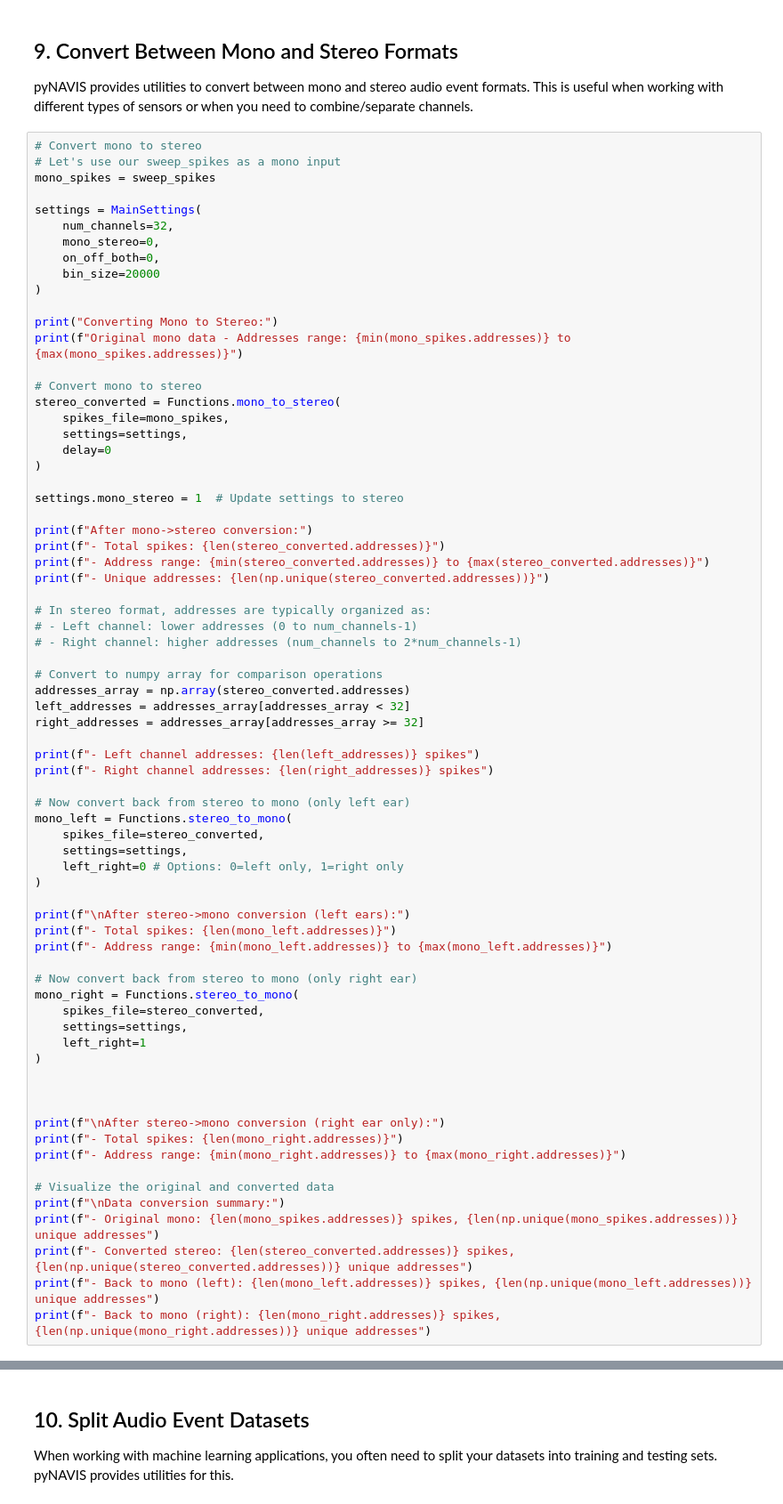
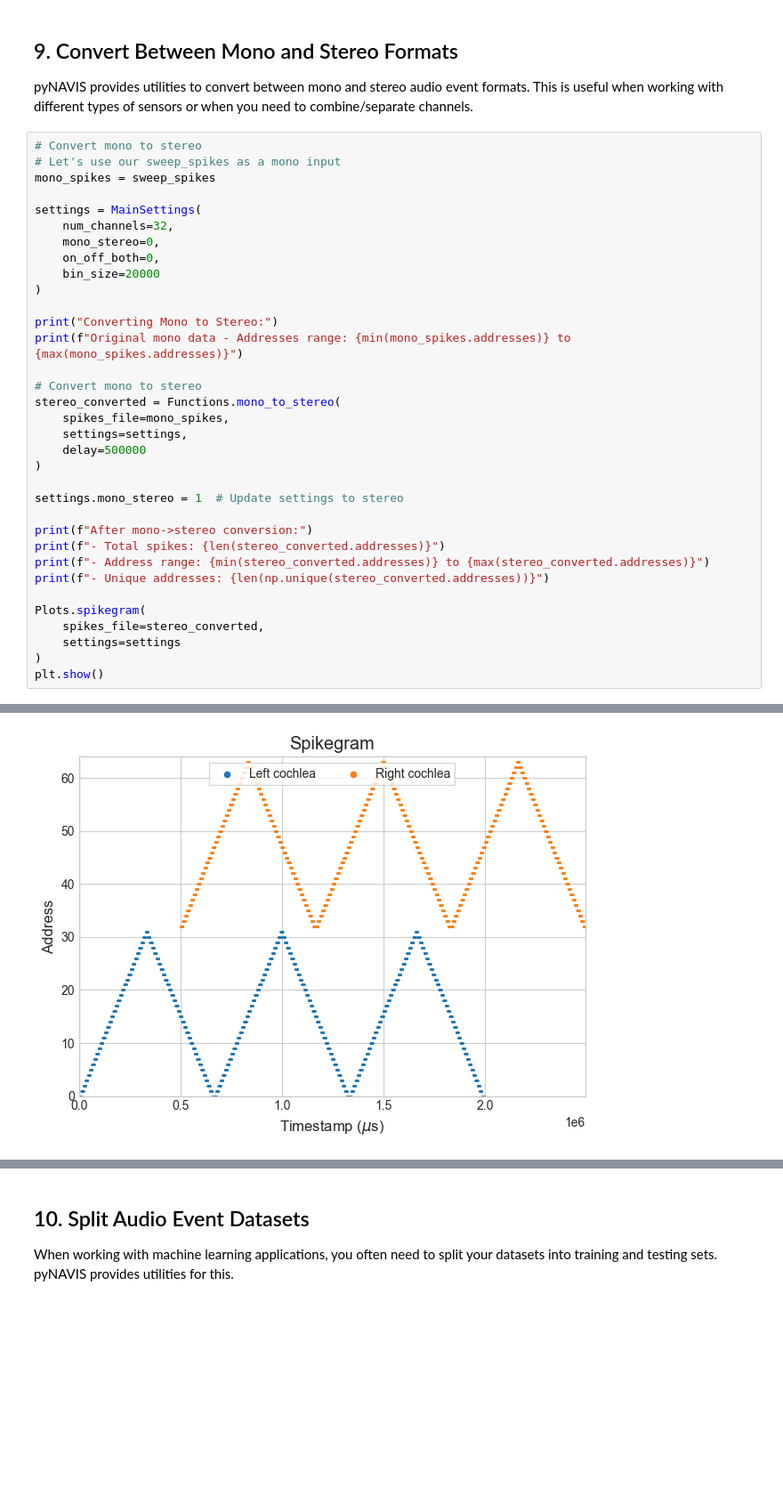
Before and after one commit to jpdominguez/pyNAVIS, a Jupyter notebook: src/examples/pyNAVIS_Tutorial_WS.ipynb, the cells around one changed output, grey strips where cells are left out. Shown at 89% size. Drawn from its saved outputs; the diff is of its cells as text; blank space fills up the shorter version.

```diff
--- a/src/examples/pyNAVIS_Tutorial_WS.ipynb
+++ b/src/examples/pyNAVIS_Tutorial_WS.ipynb
@@ -644,7 +644,7 @@ print(f"Original mono data - Addresses range: {min(mono_spikes.addresses)} to {m
 stereo_converted = Functions.mono_to_stereo(
     spikes_file=mono_spikes,
     settings=settings,
-    delay=0
+    delay=500000
 )
 
 settings.mono_stereo = 1  # Update settings to stereo
@@ -654,48 +654,11 @@ print(f"- Total spikes: {len(stereo_converted.addresses)}")
 print(f"- Address range: {min(stereo_converted.addresses)} to {max(stereo_converted.addresses)}")
 print(f"- Unique addresses: {len(np.unique(stereo_converted.addresses))}")
 
-# In stereo format, addresses are typically organized as:
-# - Left channel: lower addresses (0 to num_channels-1)
-# - Right channel: higher addresses (num_channels to 2*num_channels-1)
-
-# Convert to numpy array for comparison operations
-addresses_array = np.array(stereo_converted.addresses)
-left_addresses = addresses_array[addresses_array < 32]
-right_addresses = addresses_array[addresses_array >= 32]
-
-print(f"- Left channel addresses: {len(left_addresses)} spikes")
-print(f"- Right channel addresses: {len(right_addresses)} spikes")
-
-# Now convert back from stereo to mono (only left ear)
-mono_left = Functions.stereo_to_mono(
+Plots.spikegram(
     spikes_file=stereo_converted,
-    settings=settings,
-    left_right=0 # Options: 0=left only, 1=right only
+    settings=settings
 )
-
-print(f"\nAfter stereo->mono conversion (left ears):")
-print(f"- Total spikes: {len(mono_left.addresses)}")
-print(f"- Address range: {min(mono_left.addresses)} to {max(mono_left.addresses)}")
-
-# Now convert back from stereo to mono (only right ear)
-mono_right = Functions.stereo_to_mono(
-    spikes_file=stereo_converted,
-    settings=settings,
-    left_right=1
-)
-
-
-
-print(f"\nAfter stereo->mono conversion (right ear only):")
-print(f"- Total spikes: {len(mono_right.addresses)}")
-print(f"- Address range: {min(mono_right.addresses)} to {max(mono_right.addresses)}")
-
-# Visualize the original and converted data
-print(f"\nData conversion summary:")
-print(f"- Original mono: {len(mono_spikes.addresses)} spikes, {len(np.unique(mono_spikes.addresses))} unique addresses")
-print(f"- Converted stereo: {len(stereo_converted.addresses)} spikes, {len(np.unique(stereo_converted.addresses))} unique addresses")
-print(f"- Back to mono (left): {len(mono_left.addresses)} spikes, {len(np.unique(mono_left.addresses))} unique addresses")
-print(f"- Back to mono (right): {len(mono_right.addresses)} spikes, {len(np.unique(mono_right.addresses))} unique addresses")
+plt.show()
 # %% [output]
 Converting Mono to Stereo:
 Original mono data - Addresses range: 0 to 31
@@ -716,0 +669 @@ After stereo->mono conversion (left ears):
+[figure, added]
```
Also changed, not shown: parts of 2 cells of this notebook.
